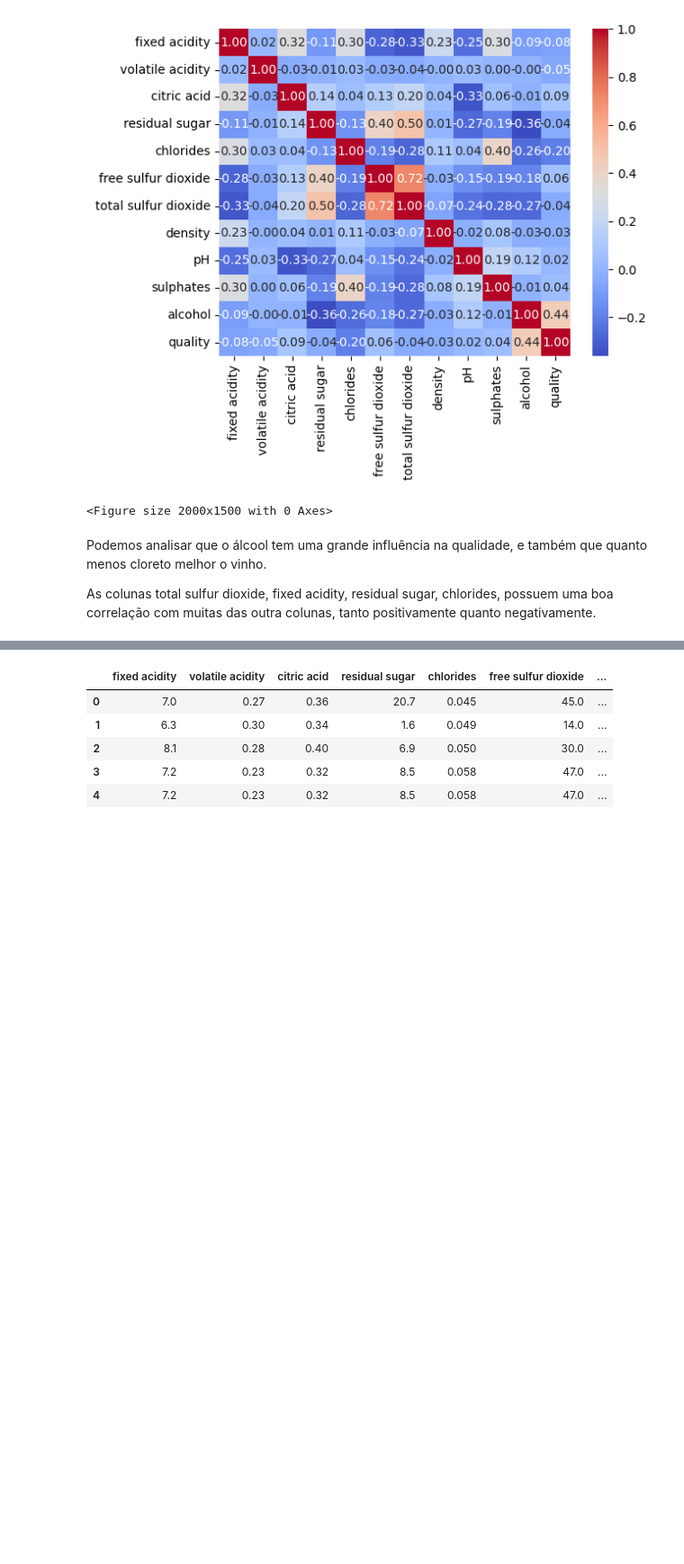
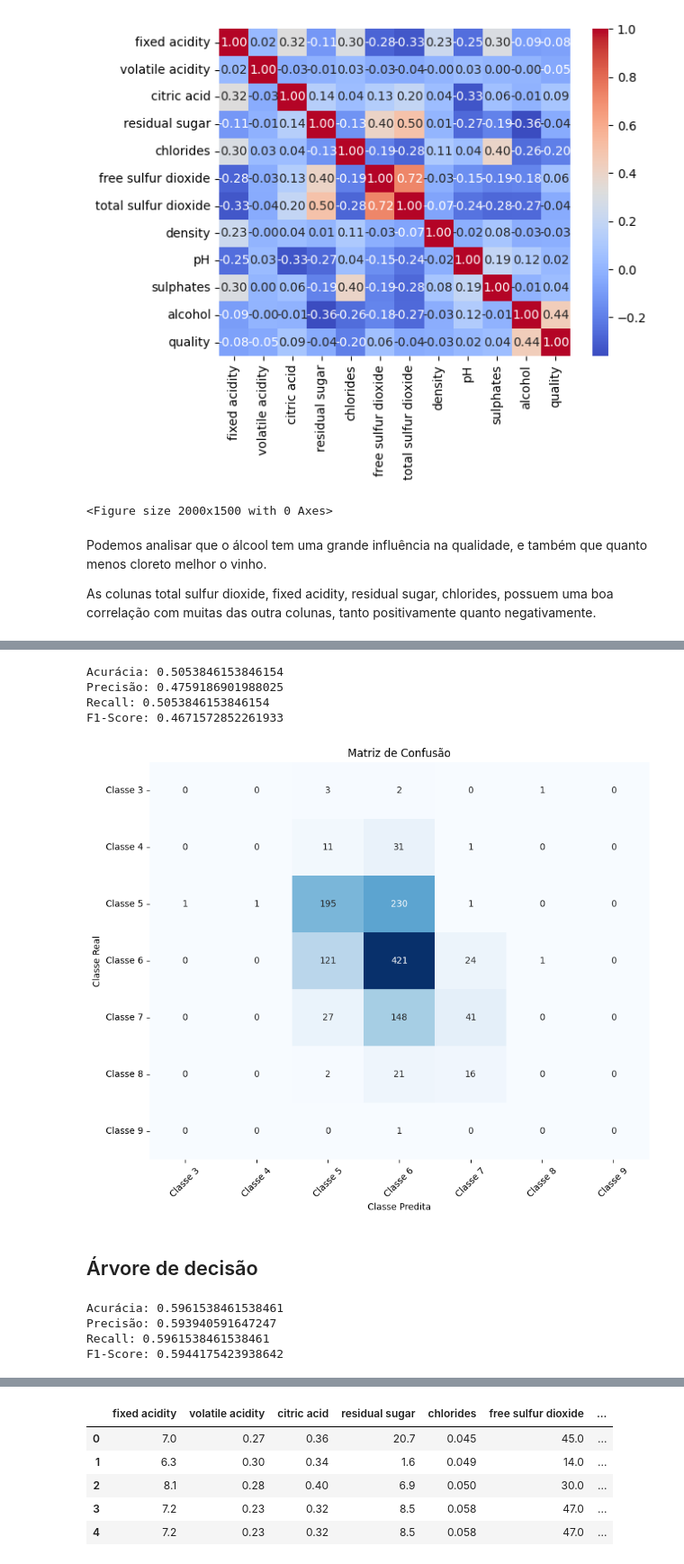
Before and after one commit to arthur-pulini/cp5_ia, a Jupyter notebook: cp5.ipynb, the cells around one changed output, grey strips where cells are left out. Shown at 90% size. Saved outputs shown, nothing was run; the diff lists cells and outputs as text; code cells hidden in the pictures; blank space fills up the shorter version.

Commit message:
modelos

```diff
--- a/cp5.ipynb
+++ b/cp5.ipynb
@@ -1105,0 +1146,2 @@ As colunas total sulfur dioxide, fixed acidity, residual sugar, chlorides, possu
+# %%
+X_train, X_test, y_train, y_test = train_test_split(X, y, test_size=0.2, random_state=42, stratify=y)
@@ -1105,0 +1182,4 @@ As colunas total sulfur dioxide, fixed acidity, residual sugar, chlorides, possu
+# %%
+modelo = LogisticRegression()
+# %%
+modelo.fit(X_train_final, y_train)
@@ -1105,0 +1195,65 @@ As colunas total sulfur dioxide, fixed acidity, residual sugar, chlorides, possu
+# %%
+from sklearn.metrics import accuracy_score, precision_score, recall_score, f1_score
+
+y_pred = modelo.predict(X_test_final)
+
+accuracy = accuracy_score(y_test, y_pred)
+
+precision = precision_score(y_test, y_pred, average='weighted')
+
+recall = recall_score(y_test, y_pred, average='weighted')
+
+f1 = f1_score(y_test, y_pred, average='weighted')
+
+# Exibindo os resultados
+print(f'Acurácia: {accuracy}')
+print(f'Precisão: {precision}')
+print(f'Recall: {recall}')
+print(f'F1-Score: {f1}')
+# %% [output]
+Acurácia: 0.5053846153846154
+Precisão: 0.4759186901988025
+Recall: 0.5053846153846154
+F1-Score: 0.4671572852261933
+# %%
+from sklearn.metrics import confusion_matrix
+
+cm = confusion_matrix(y_test, y_pred)
+
+class_labels = [f'Classe {i}' for i in range(3, 10, 1)]
+cm_df = pd.DataFrame(cm, index=class_labels, columns=class_labels)
+
+plt.figure(figsize=(10, 8))
+sns.heatmap(cm_df, annot=True, fmt='d', cmap='Blues', cbar=False)
+plt.title('Matriz de Confusão')
+plt.ylabel('Classe Real')
+plt.xlabel('Classe Predita')
+plt.xticks(rotation=45)
+plt.yticks(rotation=0)
+plt.show()
+# %% [output]
+[figure, added]
+# %% [markdown]
+## Árvore de decisão
+# %%
+from sklearn.tree import DecisionTreeClassifier
+
+modelo = DecisionTreeClassifier(random_state=42)
+modelo.fit(X_train_final, y_train)
+
+y_pred = modelo.predict(X_test_final)
+
+accuracy = accuracy_score(y_test, y_pred)
+precision = precision_score(y_test, y_pred, average='weighted')
+recall = recall_score(y_test, y_pred, average='weighted')
+f1 = f1_score(y_test, y_pred, average='weighted')
+
+print(f'Acurácia: {accuracy}')
+print(f'Precisão: {precision}')
+print(f'Recall: {recall}')
+print(f'F1-Score: {f1}')
+# %% [output]
+Acurácia: 0.5961538461538461
+Precisão: 0.593940591647247
+Recall: 0.5961538461538461
+F1-Score: 0.5944175423938642
```
Also changed, not shown: parts of 17 cells of this notebook.
